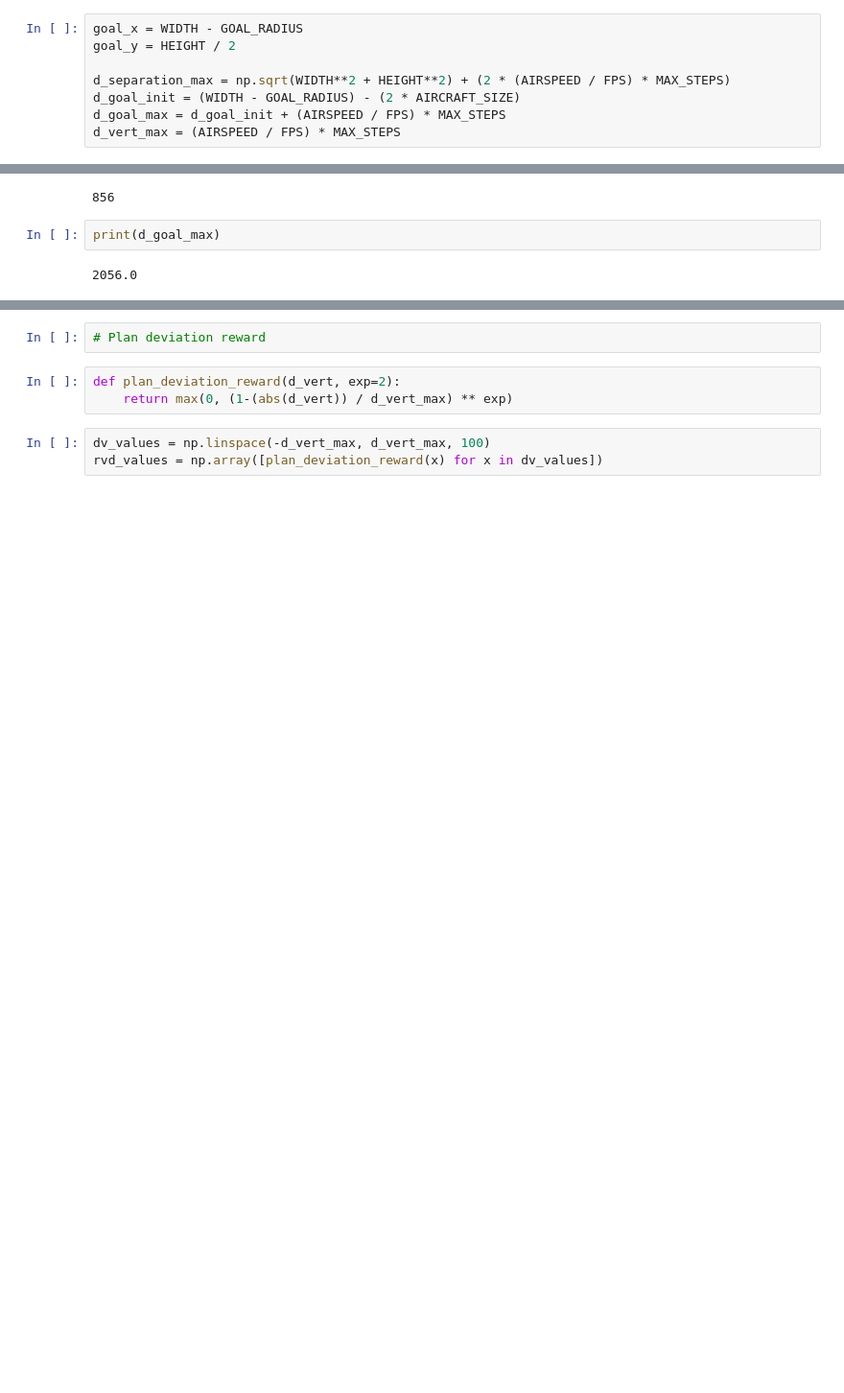
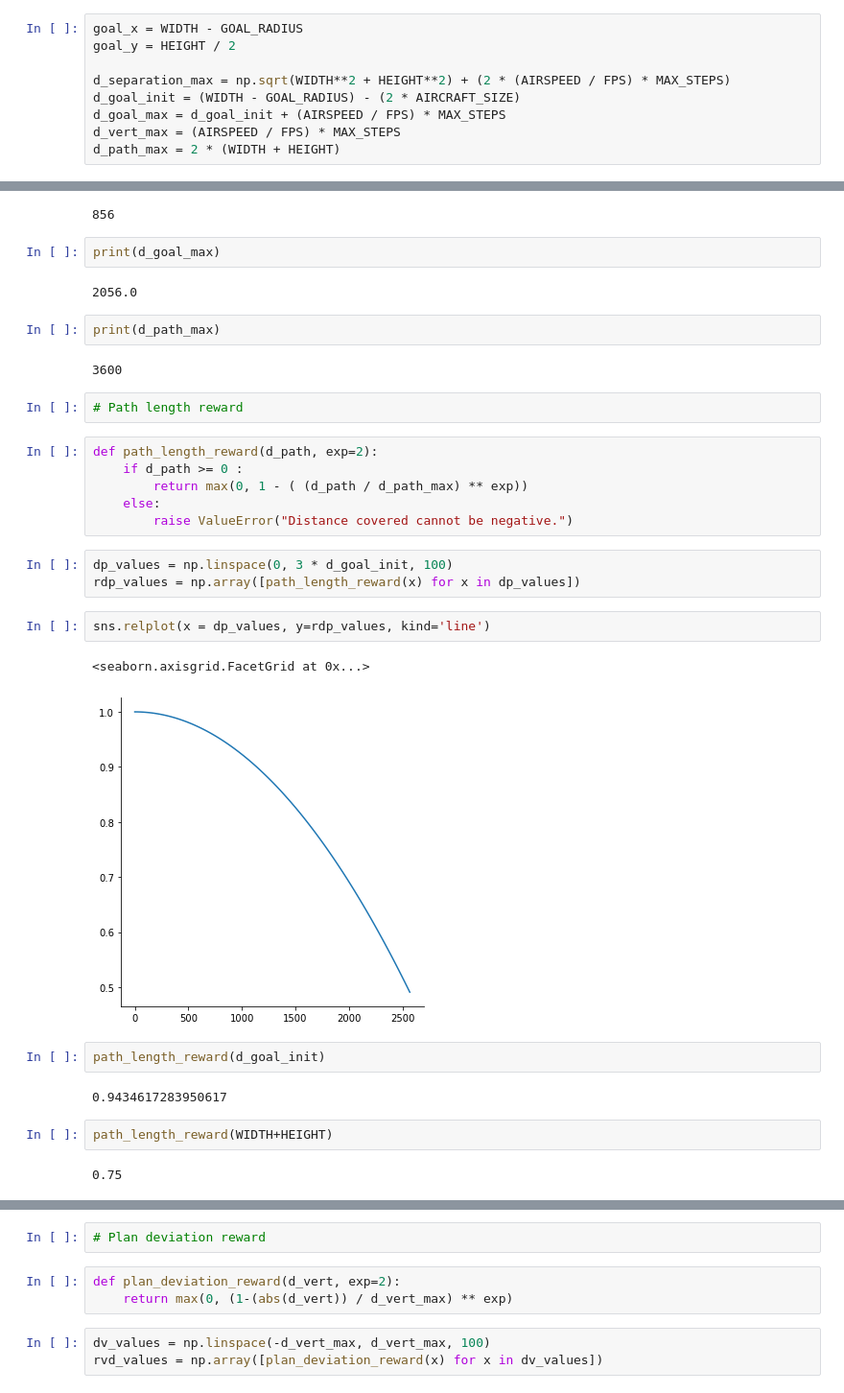
Before and after one commit to Christos-14/gym-ACAS2D, a Jupyter notebook: notebooks/rewards.ipynb, the cells around one changed output, grey strips where cells are left out. Shown at 96% size. Saved outputs shown, nothing was run; the diff lists cells and outputs as text; blank space fills up the shorter version.

```diff
--- a/notebooks/rewards.ipynb
+++ b/notebooks/rewards.ipynb
@@ -24,6 +24,7 @@ d_separation_max = np.sqrt(WIDTH**2 + HEIGHT**2) + (2 * (AIRSPEED / FPS) * MAX_S
 d_goal_init = (WIDTH - GOAL_RADIUS) - (2 * AIRCRAFT_SIZE)
 d_goal_max = d_goal_init + (AIRSPEED / FPS) * MAX_STEPS
 d_vert_max = (AIRSPEED / FPS) * MAX_STEPS
+d_path_max = 2 * (WIDTH + HEIGHT)
 # %%
 print(d_separation_max)
 # %% [output]
@@ -36,3 +37,31 @@ print(d_goal_init)
 print(d_goal_max)
 # %% [output]
 2056.0
+# %%
+print(d_path_max)
+# %% [output]
+3600
+# %%
+# Path length reward
+# %%
+def path_length_reward(d_path, exp=2):
+    if d_path >= 0 :
+        return max(0, 1 - ( (d_path / d_path_max) ** exp))
+    else:
+        raise ValueError("Distance covered cannot be negative.")
+# %%
+dp_values = np.linspace(0, 3 * d_goal_init, 100)
+rdp_values = np.array([path_length_reward(x) for x in dp_values])
+# %%
+sns.relplot(x = dp_values, y=rdp_values, kind='line')
+# %% [output]
+<seaborn.axisgrid.FacetGrid at 0x...>
+[figure, added]
+# %%
+path_length_reward(d_goal_init)
+# %% [output]
+0.9434617283950617
+# %%
+path_length_reward(WIDTH+HEIGHT)
+# %% [output]
+0.75
```
Also changed, not shown: parts of 1 cell of this notebook, 8 other files.
